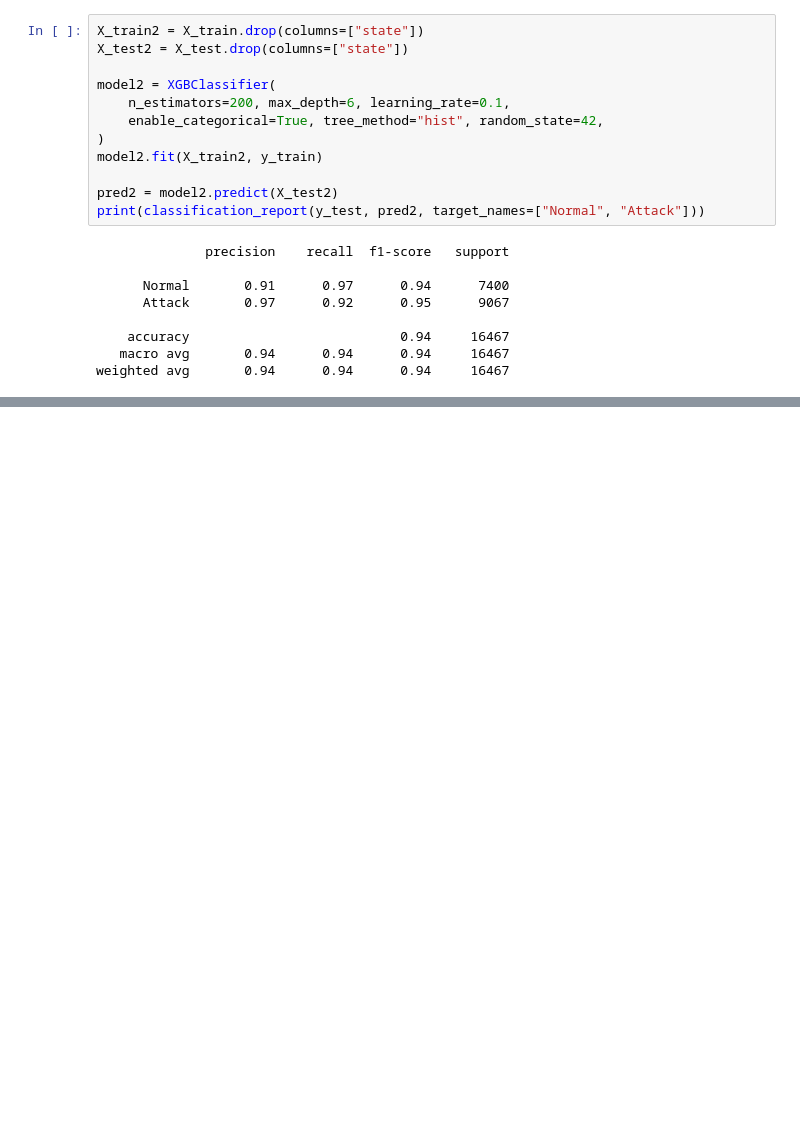
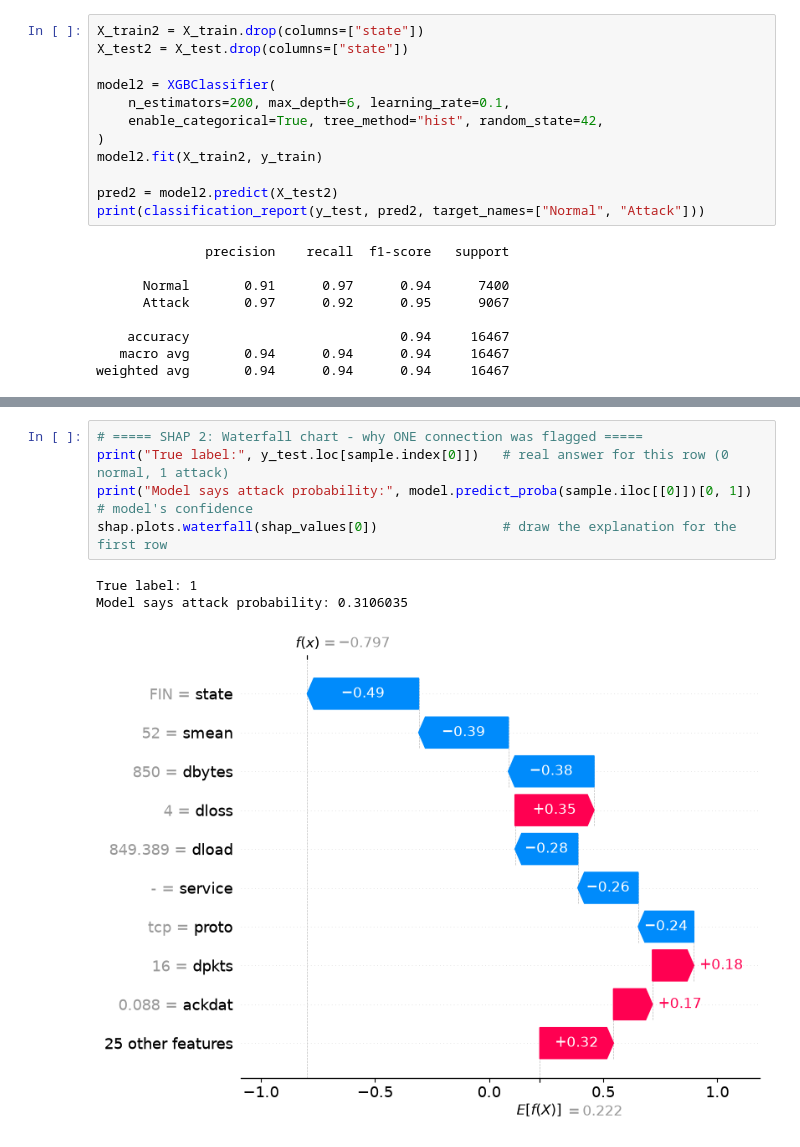
Before and after one commit to Shabana-asmi/soc-copilot, a Jupyter notebook: notebooks/01_eda.ipynb, the cells around one changed output, grey strips where cells are left out. Cells and saved outputs as stored; diff of their text form; blank space fills up the shorter version.

```diff
--- a/notebooks/01_eda.ipynb
+++ b/notebooks/01_eda.ipynb
@@ -200,0 +223,9 @@ weighted avg       0.94      0.94      0.94     16467
+# %%
+# ===== SHAP 2: Waterfall chart - why ONE connection was flagged =====
+print("True label:", y_test.loc[sample.index[0]])   # real answer for this row (0 normal, 1 attack)
+print("Model says attack probability:", model.predict_proba(sample.iloc[[0]])[0, 1])  # model's confidence
+shap.plots.waterfall(shap_values[0])                # draw the explanation for the first row
+# %% [output]
+True label: 1
+Model says attack probability: 0.3106035
+[figure, added]
```
Also changed, not shown: parts of 4 cells of this notebook.
